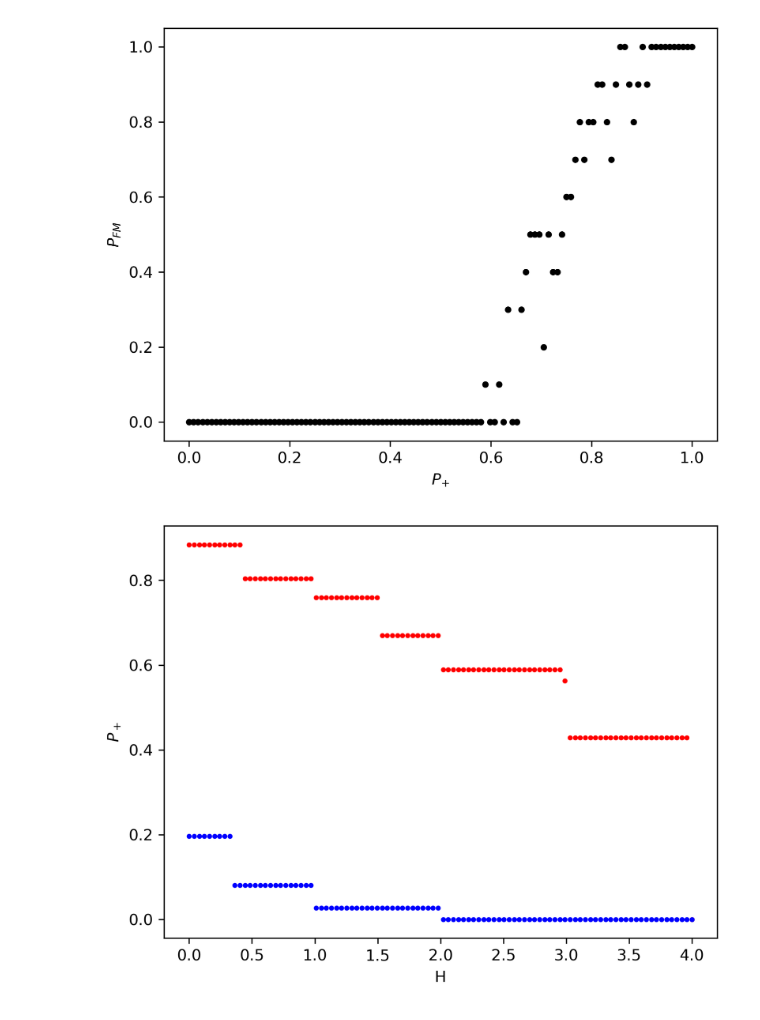
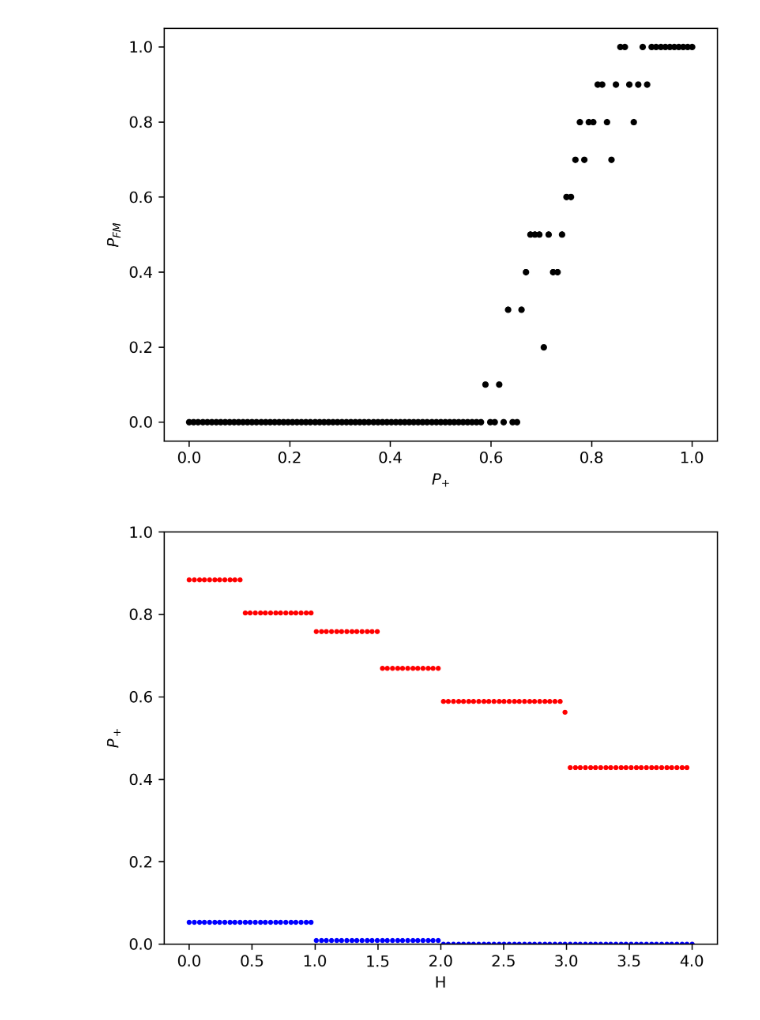
Before and after one commit to feirime/Ground-state-search-2D-Ising-model, a Jupyter notebook: images/scripts_and_programs/Entropy/Ggs(h).ipynb, the cells around one changed output. Cells and saved outputs as stored; diff of their text form; code cells hidden in the pictures.

```diff
--- a/images/scripts_and_programs/Entropy/Ggs(h).ipynb
+++ b/images/scripts_and_programs/Entropy/Ggs(h).ipynb
@@ -108,27 +108,31 @@ plt.show()
 # %%
 plt.figure(dpi=300)
 for h in H:
     checkFM = True
     FM_p = 1
     AFM_p = 0
+    previousAFM = 0
     for indx in range(len(arr_of_files)):
         file = arr_of_files[indx]
         gem = np.loadtxt(open(file), skiprows=4).T
         G = gem[0]
         E = gem[1]
         M = gem[2]
         Eh = E - M * h
         Egs_idx = np.argwhere(Eh <= np.min(Eh) * 0.9999)
-        if np.max((M[Egs_idx]) / (N * N)) == 1 and checkFM == True:
+        maxMgs = np.max((M[Egs_idx]) / (N * N))
+        if maxMgs == 1 and checkFM == True:
             FM_p = P_plus[indx]
             checkFM = False
-        if np.max((M[Egs_idx]) / (N * N)) == 0:
+        if maxMgs == 0 and previousAFM == 0:
             AFM_p = P_plus[indx]
+        previousAFM = maxMgs
     plt.scatter(h, FM_p, color='red', s=5)
     plt.scatter(h, AFM_p, color='blue', s=5)
 plt.xlabel("H")
 plt.ylabel("$P_+$")
+plt.ylim(0, 1)
 plt.savefig("../../P+_afm_fm(H).eps", format='eps', dpi=300)
 plt.show()
 # %% [output]
-[figure, old version]
+[figure, new version]
```
Also changed, not shown: 1 other file.
